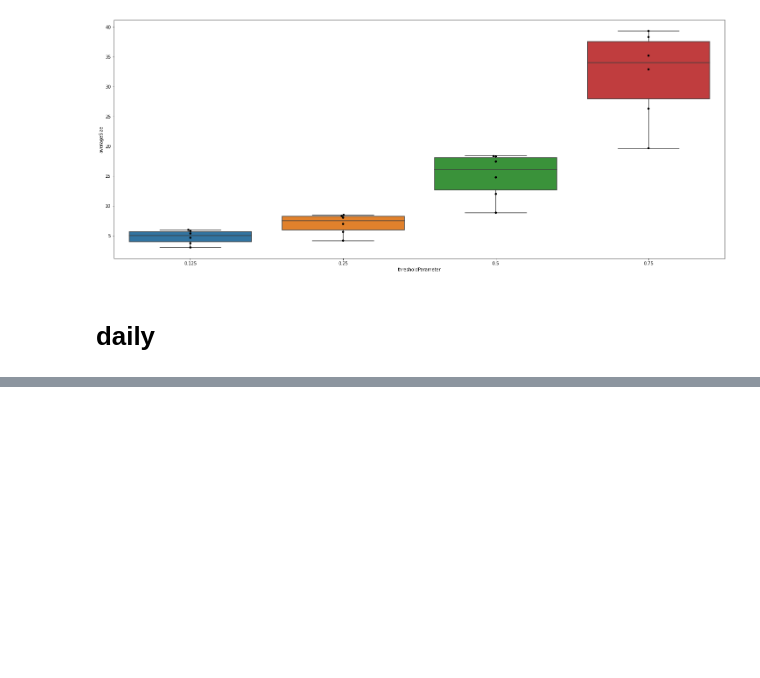
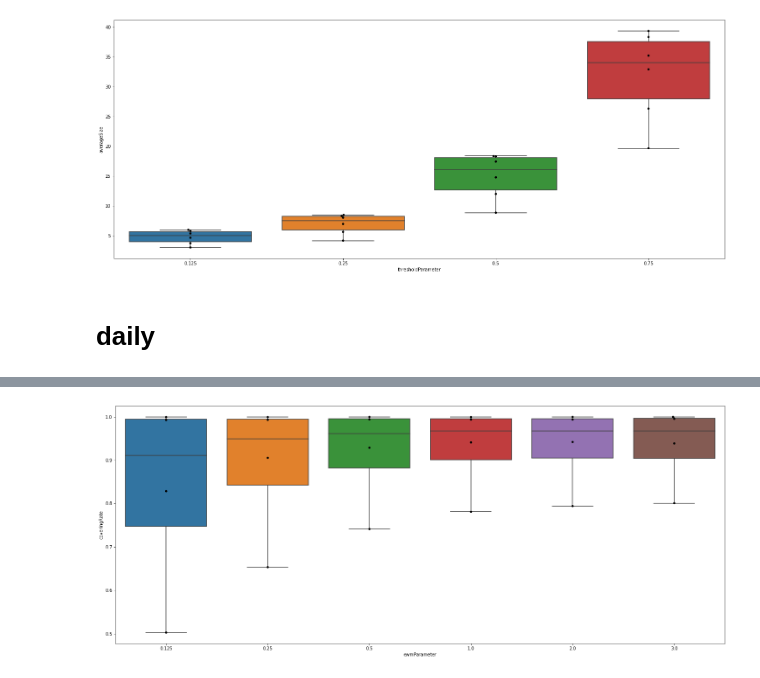
Before and after one commit to avchauzov/time_series_clustering, a Jupyter notebook: 3.1.hyperParametersSelection.ipynb, the cells around one changed output, grey strips where cells are left out. Saved outputs shown, nothing was run; the diff lists cells and outputs as text; code cells hidden in the pictures; blank space fills up the shorter version.

```diff
--- a/3.1.hyperParametersSelection.ipynb
+++ b/3.1.hyperParametersSelection.ipynb
@@ -50,2 +54,4 @@ ax = sns.swarmplot(x = 'thresholdParameter', y = 'averageSize', data = dataWeekl
 # %% [markdown]
 # daily
+# %%
+dataDaily = pd.read_csv('outputDaily/results.csv', index_col = 0)
@@ -51,0 +67,5 @@ ax = sns.swarmplot(x = 'thresholdParameter', y = 'averageSize', data = dataWeekl
+# %%
+ax = sns.boxplot(x = 'ewmParameter', y = 'coveringRate', data = dataDaily)
+ax = sns.swarmplot(x = 'ewmParameter', y = 'coveringRate', data = dataDaily, color = 'black')
+# %% [output]
+[figure, added]
```
Also changed, not shown: parts of 10 cells of this notebook, 1 other file.
